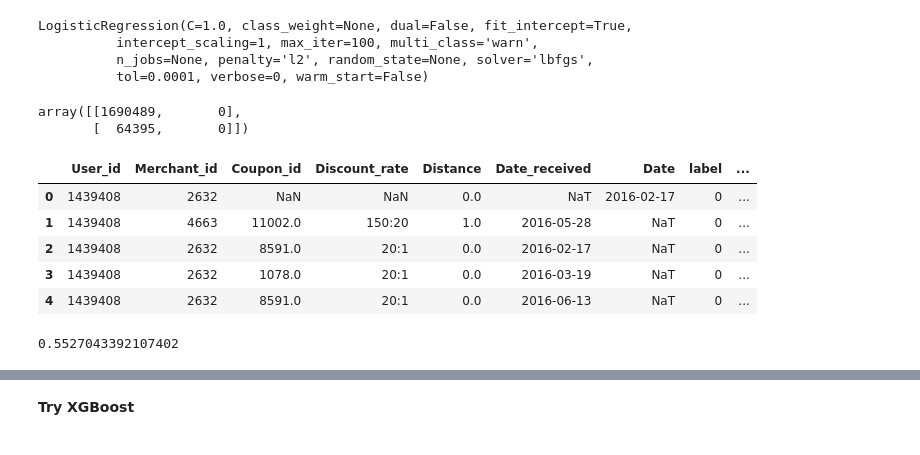
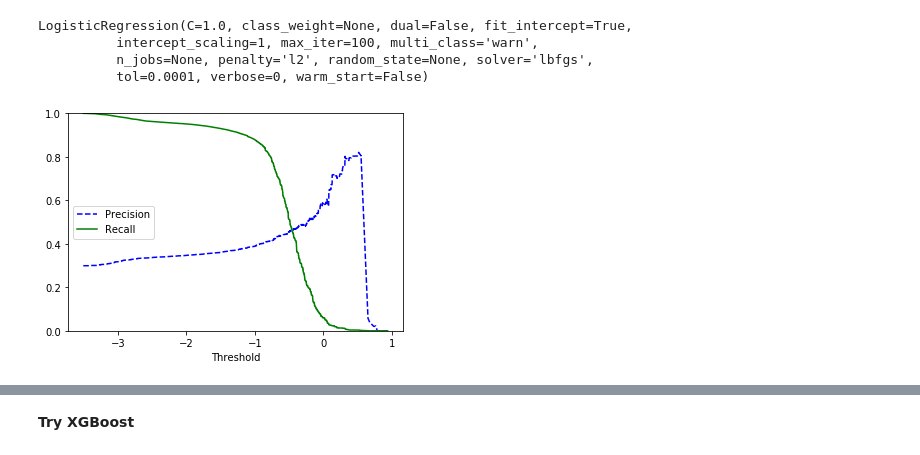
Before and after one commit to superyang713/o2o_competition, a Jupyter notebook: analysis.ipynb, the cells around one changed output, grey strips where cells are left out. Saved outputs shown, nothing was run; the diff lists cells and outputs as text; code cells hidden in the pictures.

Commit message:
refactor and add new metrics plot --roc --precesion, recall

```diff
--- a/analysis.ipynb
+++ b/analysis.ipynb
@@ -109,0 +148,3 @@ X_train = full_pipeline.fit_transform(train)
+# %%
+sm = SMOTE(random_state=42, sampling_strategy=0.25)
+X_train, y_train = sm.fit_resample(X_train, y_train)
@@ -110,3 +157,7 @@ X_train = full_pipeline.fit_transform(train)
+# %%
+X_train, X_val, y_train, y_val = train_test_split(
+    X_train, y_train, test_size=0.25, random_state=42, stratify=y_train,
+)
 # %% [markdown]
 ## Select and train a model
 **Linear Regression--Underfitting**
@@ -118,35 +169,3 @@ LogisticRegression(C=1.0, class_weight=None, dual=False, fit_intercept=True,
           intercept_scaling=1, max_iter=100, multi_class='warn',
           n_jobs=None, penalty='l2', random_state=None, solver='lbfgs',
           tol=0.0001, verbose=0, warm_start=False)
-# %%
-y_train_pred = cross_val_predict(log_reg, X_train, y_train, cv=3)
-confusion_matrix(y_train, y_train_pred)
-# %% [output]
-array([[1690489,       0],
-       [  64395,       0]])
-# %%
-# valid predict
-y_valid_pred = log_reg.predict_proba(X_train)
-train_copy = train.copy()
-train_copy['Probability'] = y_valid_pred[:, 1]
-train_copy.head(5)
-# %% [output]
-|  | User_id | Merchant_id | Coupon_id | Discount_rate | Distance | Date_received | Date | label | ... |
-| 0 | 1439408 | 2632 | NaN | NaN | 0.0 | NaT | 2016-02-17 | 0 | ... |
-| 1 | 1439408 | 4663 | 11002.0 | 150:20 | 1.0 | 2016-05-28 | NaT | 0 | ... |
-| 2 | 1439408 | 2632 | 8591.0 | 20:1 | 0.0 | 2016-02-17 | NaT | 0 | ... |
-| 3 | 1439408 | 2632 | 1078.0 | 20:1 | 0.0 | 2016-03-19 | NaT | 0 | ... |
-| 4 | 1439408 | 2632 | 8591.0 | 20:1 | 0.0 | 2016-06-13 | NaT | 0 | ... |
-# %%
-# avgAUC calculation
-vg = train_copy.groupby(['Coupon_id'])
-aucs = []
-for i in vg:
-    tmpdf = i[1]
-    if len(tmpdf['label'].unique()) != 2:
-        continue
-    fpr, tpr, thresholds = roc_curve(tmpdf['label'], tmpdf['Probability'], pos_label=1)
-    aucs.append(auc(fpr, tpr))
-print(np.average(aucs))
-# %% [output]
-0.5527043392107402
@@ -160,0 +172,15 @@ test_copy.to_csv('submit1.csv', index=False, header=False)
+# %%
+def plot_precision_recall_vs_threshold(precisions, recalls, thresholds):
+    plt.plot(thresholds, precisions[:-1], "b--", label='Precision')
+    plt.plot(thresholds, recalls[:-1], "g-", label="Recall")
+    plt.xlabel("Threshold")
+    plt.legend(loc="center left")
+    plt.ylim([0, 1])
+
+y_train_scores_log = log_reg.decision_function(X_train)
+precisions_log, recalls_log, thresholds_log = precision_recall_curve(
+    y_train, y_train_scores_log
+)
+plot_precision_recall_vs_threshold(precisions_log, recalls_log, thresholds_log)
+# %% [output]
+[figure, added]
```
Also changed, not shown: parts of 25 cells of this notebook, 1 other file.
